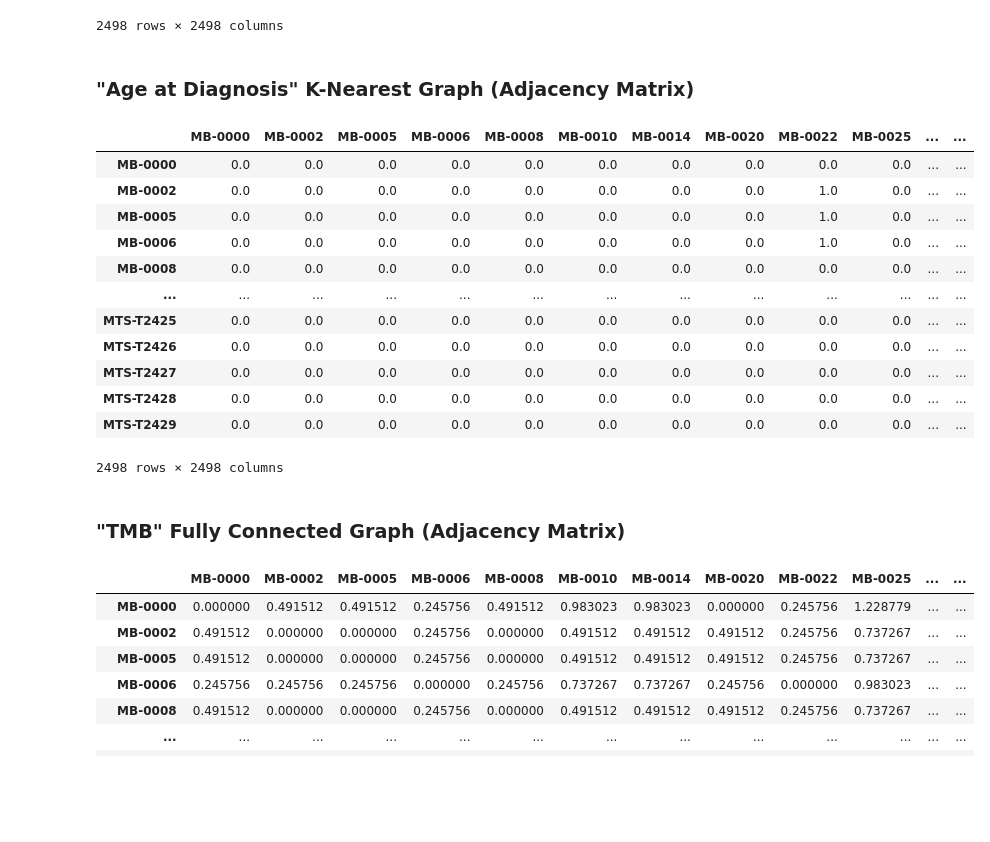
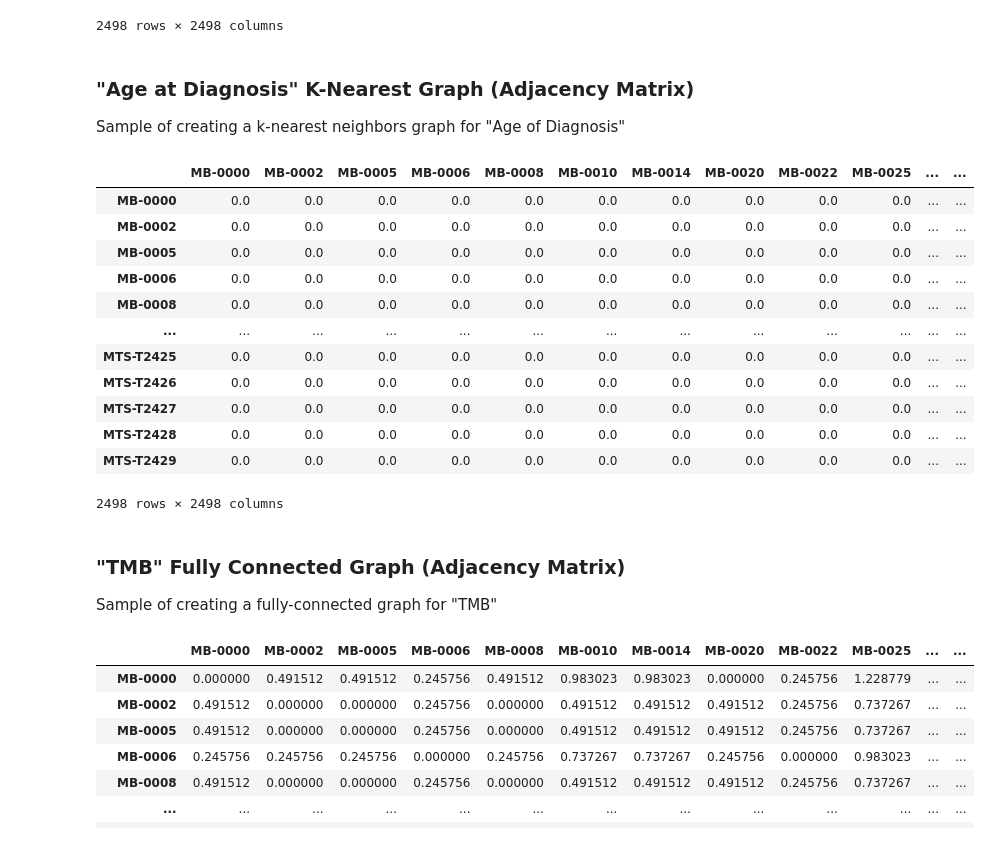
Before and after one commit to calpoly-bioinf/metabric_graph_data, a Jupyter notebook: full_data_process.ipynb, the cells around one changed output. Cells and saved outputs as stored; diff of their text form; code cells hidden in the pictures; blank space fills up the shorter version.

```diff
--- a/full_data_process.ipynb
+++ b/full_data_process.ipynb
@@ -11,5 +13,5 @@ import numpy as np
 # %%
-gene_df = pd.read_csv("/large/metabric/expression_with_gene_ids_min_max_no_pam50.csv.gz")
+gene_df = pd.read_csv("/large/metabric/expression_with_gene_ids_min_max.csv.gz")
 ids = gene_df["Sample ID"].tolist()
 gene_df = gene_df.drop(["Sample ID"], axis=1)
 gene_df.index = ids
@@ -95,15 +100,16 @@ age_fc
 2498 rows × 2498 columns
 # %% [markdown]
 ### "Age at Diagnosis" K-Nearest Graph (Adjacency Matrix)
+Sample of creating a k-nearest neighbors graph for "Age of Diagnosis"
 # %%
-age_knn = pd.DataFrame(fc_to_knn(age_fc, k=16))
+age_knn = pd.DataFrame(fc_to_knn(age_fc, k=4))
 age_knn
 # %% [output]
 |  | MB-0000 | MB-0002 | MB-0005 | MB-0006 | MB-0008 | MB-0010 | MB-0014 | MB-0020 | MB-0022 | MB-0025 | ... | ... |
 | MB-0000 | 0.0 | 0.0 | 0.0 | 0.0 | 0.0 | 0.0 | 0.0 | 0.0 | 0.0 | 0.0 | ... | ... |
-| MB-0002 | 0.0 | 0.0 | 0.0 | 0.0 | 0.0 | 0.0 | 0.0 | 0.0 | 1.0 | 0.0 | ... | ... |
-| MB-0005 | 0.0 | 0.0 | 0.0 | 0.0 | 0.0 | 0.0 | 0.0 | 0.0 | 1.0 | 0.0 | ... | ... |
-| MB-0006 | 0.0 | 0.0 | 0.0 | 0.0 | 0.0 | 0.0 | 0.0 | 0.0 | 1.0 | 0.0 | ... | ... |
+| MB-0002 | 0.0 | 0.0 | 0.0 | 0.0 | 0.0 | 0.0 | 0.0 | 0.0 | 0.0 | 0.0 | ... | ... |
+| MB-0005 | 0.0 | 0.0 | 0.0 | 0.0 | 0.0 | 0.0 | 0.0 | 0.0 | 0.0 | 0.0 | ... | ... |
+| MB-0006 | 0.0 | 0.0 | 0.0 | 0.0 | 0.0 | 0.0 | 0.0 | 0.0 | 0.0 | 0.0 | ... | ... |
 | MB-0008 | 0.0 | 0.0 | 0.0 | 0.0 | 0.0 | 0.0 | 0.0 | 0.0 | 0.0 | 0.0 | ... | ... |
 | ... | ... | ... | ... | ... | ... | ... | ... | ... | ... | ... | ... | ... |
 | MTS-T2425 | 0.0 | 0.0 | 0.0 | 0.0 | 0.0 | 0.0 | 0.0 | 0.0 | 0.0 | 0.0 | ... | ... |
@@ -114,6 +120,7 @@ age_knn
 2498 rows × 2498 columns
 # %% [markdown]
 ### "TMB" Fully Connected Graph (Adjacency Matrix)
+Sample of creating a fully-connected graph for "TMB"
 # %%
 tmb_fc = pd.DataFrame(generate_fully_connected_graph(clinical_df, "TMB (nonsynonymous)")[0])
 tmb_fc
```
Also changed, not shown: parts of 14 cells of this notebook.
